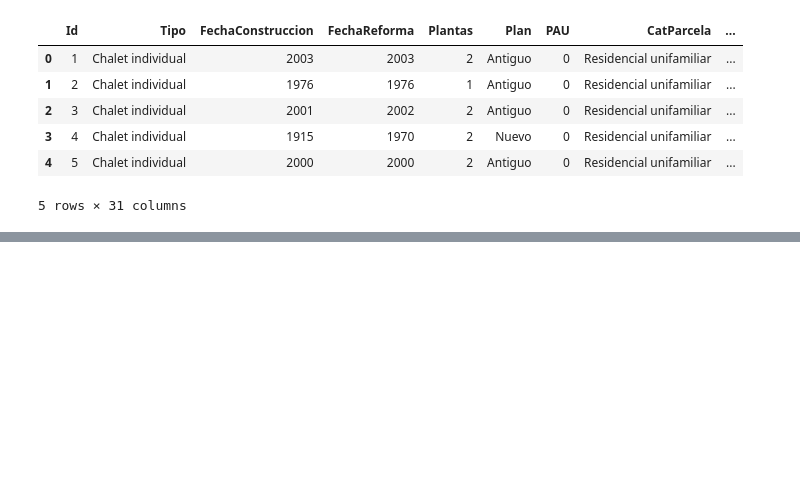
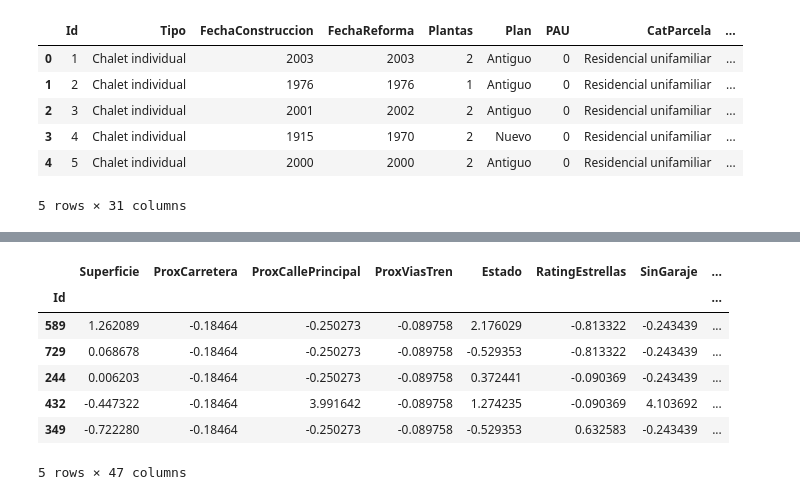
Before and after one commit to inogii/lacasademickeymouse, a Jupyter notebook: main.ipynb, the cells around one changed output, grey strips where cells are left out. Cells and saved outputs as stored; diff of their text form; code cells hidden in the pictures; blank space fills up the shorter version.

```diff
--- a/main.ipynb
+++ b/main.ipynb
@@ -251,0 +411,11 @@ def visualize_test(y_test, y_pred, ax, model_name):
+# %%
+df_top_errors.head()
+# %% [output]
+|  | Superficie | ProxCarretera | ProxCallePrincipal | ProxViasTren | Estado | RatingEstrellas | SinGaraje | ... |
+| Id |  |  |  |  |  |  |  | ... |
+| 589 | 1.262089 | -0.18464 | -0.250273 | -0.089758 | 2.176029 | -0.813322 | -0.243439 | ... |
+| 729 | 0.068678 | -0.18464 | -0.250273 | -0.089758 | -0.529353 | -0.813322 | -0.243439 | ... |
+| 244 | 0.006203 | -0.18464 | -0.250273 | -0.089758 | 0.372441 | -0.090369 | -0.243439 | ... |
+| 432 | -0.447322 | -0.18464 | 3.991642 | -0.089758 | 1.274235 | -0.090369 | 4.103692 | ... |
+| 349 | -0.722280 | -0.18464 | -0.250273 | -0.089758 | -0.529353 | 0.632583 | -0.243439 | ... |
+5 rows × 47 columns
```
Also changed, not shown: parts of 27 cells of this notebook, 11 other files.
